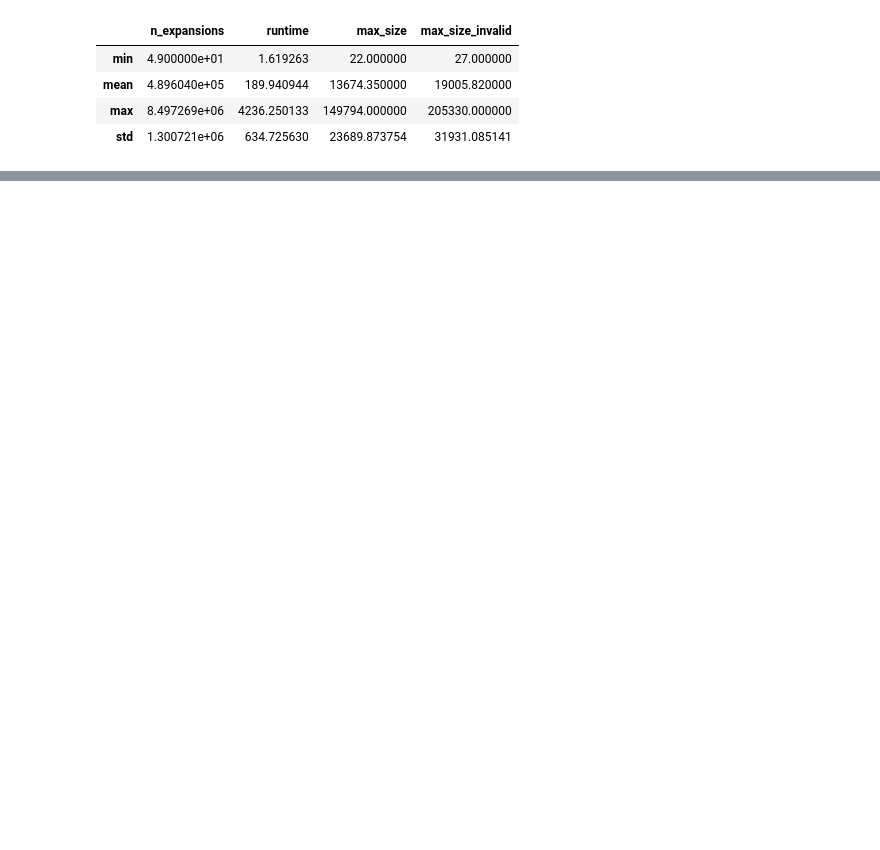
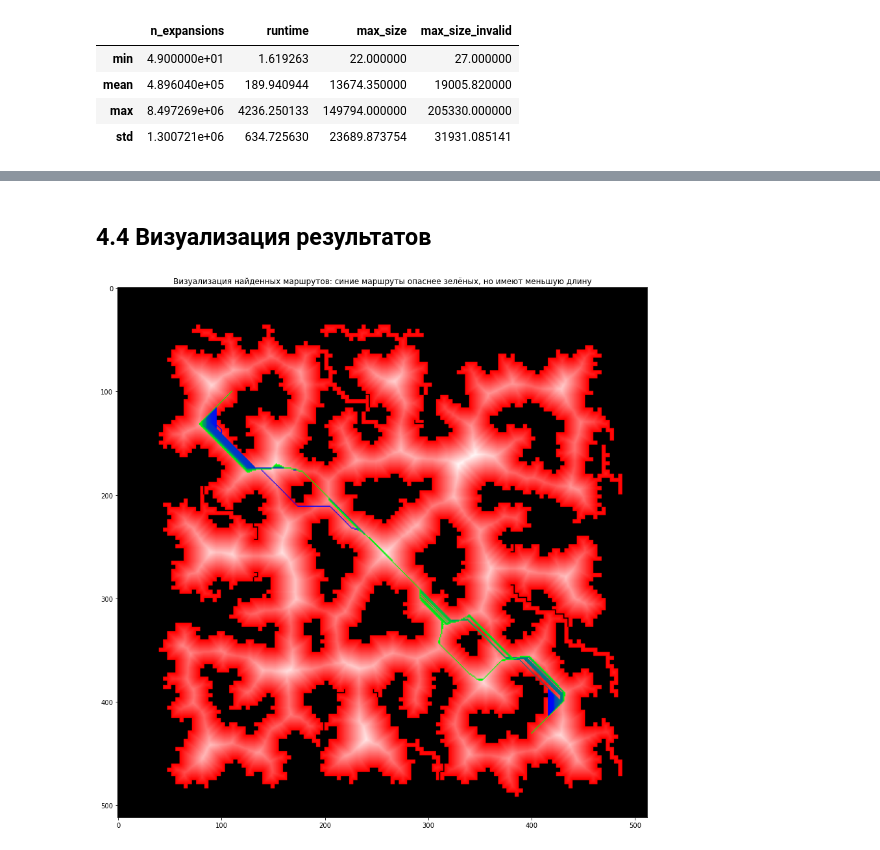
Before and after one commit to ugadiarov-la-phystech-edu/hs-project, a Jupyter notebook: BOA-NAMOA.ipynb, the cells around one changed output, grey strips where cells are left out. Cells and saved outputs as stored; diff of their text form; code cells hidden in the pictures; blank space fills up the shorter version.

```diff
--- a/BOA-NAMOA.ipynb
+++ b/BOA-NAMOA.ipynb
@@ -511,0 +769,8 @@ namoa_results.drop(columns=['solutions']).describe(percentiles=[]).T[['min', 'me
+# %%
+start = (100, 110)
+goal = (430, 400)
+
+result = passable_map.optimal_routes(start, goal)
+print('Количество маршрутов:', len(result['routes']))
+for i, route in enumerate(result['routes']):
+    print(f'start={route[0]}, goal={route[-1]}, cost={result["costs"][i]}')
@@ -511,0 +795,18 @@ namoa_results.drop(columns=['solutions']).describe(percentiles=[]).T[['min', 'me
+# %% [markdown]
+## 4.4 Визуализация результатов
+# %%
+routes_image = danger_map.copy()
+routes_image[:, :, 1][routes_image[:, :, 1] == 255] = 0
+for i, route in enumerate(result['routes']):
+    value = i / (len(result['routes']) - 1)
+    for coordinates in route:
+        routes_image[coordinates[0], coordinates[1], :] = mix_colors(
+            value, np.array([0, 255, 0], dtype=np.uint8), np.array([0, 0, 255], dtype=np.uint8)
+        )
+
+plt.figure(figsize=(15, 15))
+plt.imshow(routes_image)
+plt.title('Визуализация найденных маршрутов: синие маршруты опаснее зелёных, но имеют меньшую длину')
+plt.show()
+# %% [output]
+[figure, added]
```
Also changed, not shown: parts of 36 cells of this notebook, 9 other files.
